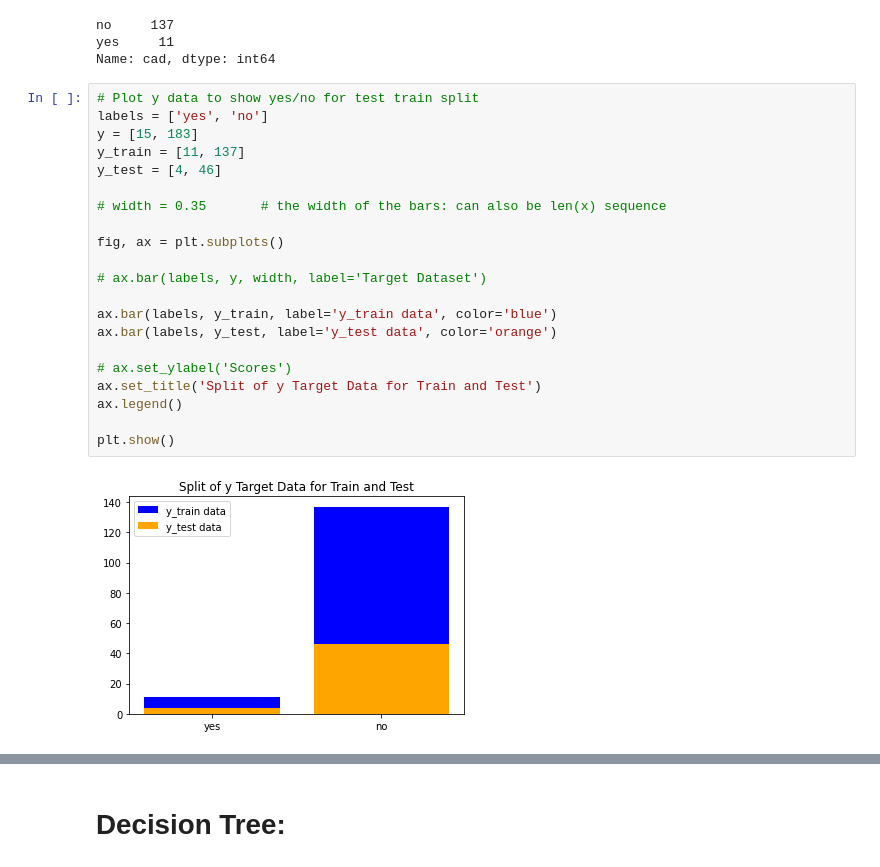
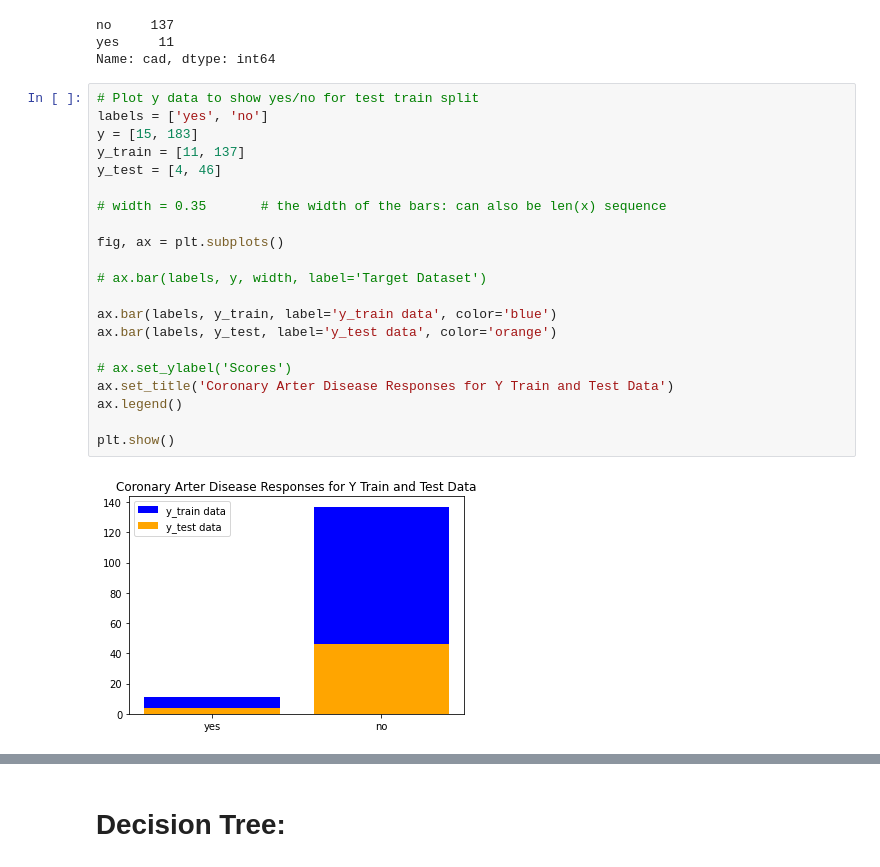
Before and after one commit to trevorguleserian/FinalProject, a Jupyter notebook: KidneyFailure_HeartDisease_Reduced.ipynb, the cells around one changed output, grey strips where cells are left out. Saved outputs shown, nothing was run; the diff lists cells and outputs as text.

```diff
--- a/KidneyFailure_HeartDisease_Reduced.ipynb
+++ b/KidneyFailure_HeartDisease_Reduced.ipynb
@@ -219,23 +224,23 @@ Name: cad, dtype: int64
 # %%
 # Plot y data to show yes/no for test train split
 labels = ['yes', 'no']
 y = [15, 183]
 y_train = [11, 137]
 y_test = [4, 46]
 
 # width = 0.35       # the width of the bars: can also be len(x) sequence
 
 fig, ax = plt.subplots()
 
 # ax.bar(labels, y, width, label='Target Dataset')
 
 ax.bar(labels, y_train, label='y_train data', color='blue')
 ax.bar(labels, y_test, label='y_test data', color='orange')
 
 # ax.set_ylabel('Scores')
-ax.set_title('Split of y Target Data for Train and Test')
+ax.set_title('Coronary Arter Disease Responses for Y Train and Test Data')
 ax.legend()
 
 plt.show()
 # %% [output]
-[figure, old version]
+[figure, new version]
```
Also changed, not shown: parts of 2 cells of this notebook, 1 other file.
